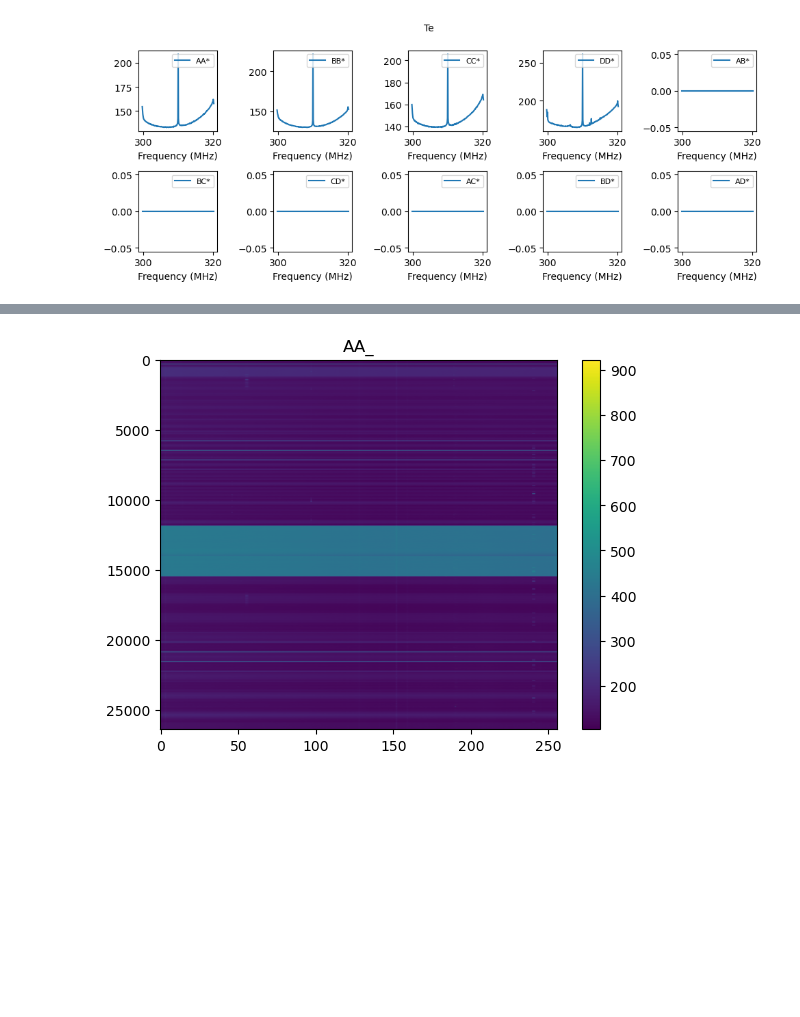
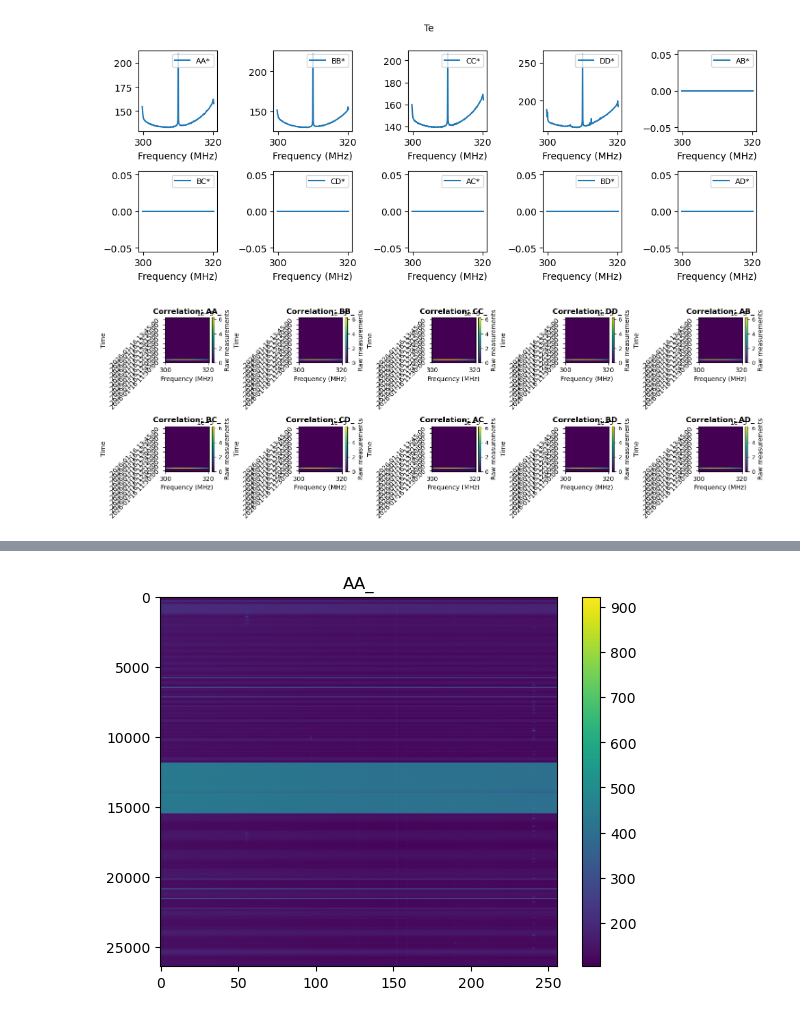
Before and after one commit to akvydula/skymap, a Jupyter notebook: notebooks/beam_jan_2026.ipynb, the cells around one changed output, grey strips where cells are left out. Saved outputs shown, nothing was run; the diff lists cells and outputs as text; code cells hidden in the pictures; blank space fills up the shorter version.

```diff
--- a/notebooks/beam_jan_2026.ipynb
+++ b/notebooks/beam_jan_2026.ipynb
@@ -41,5 +67,7 @@ plot_utils.plot_cal_data(cal_data, attribute='te')
 # %% [output]
 [figure]
 # %%
-#plot_.plot_waterwall(obs_data)
+plot_utils.plot_waterwall(obs_data)
+# %% [output]
+[figure, added]
 # %%
```
Also changed, not shown: parts of 12 cells of this notebook, 6 other files.
